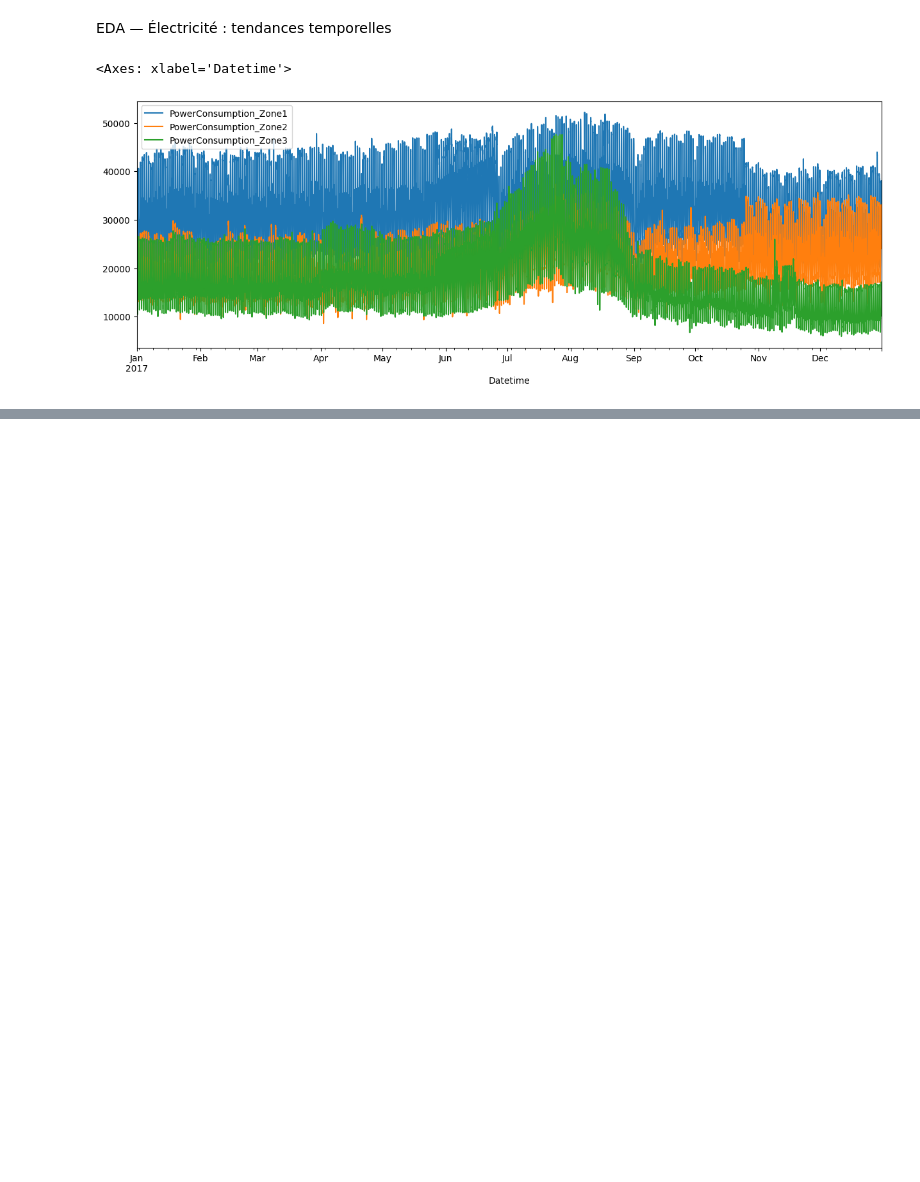
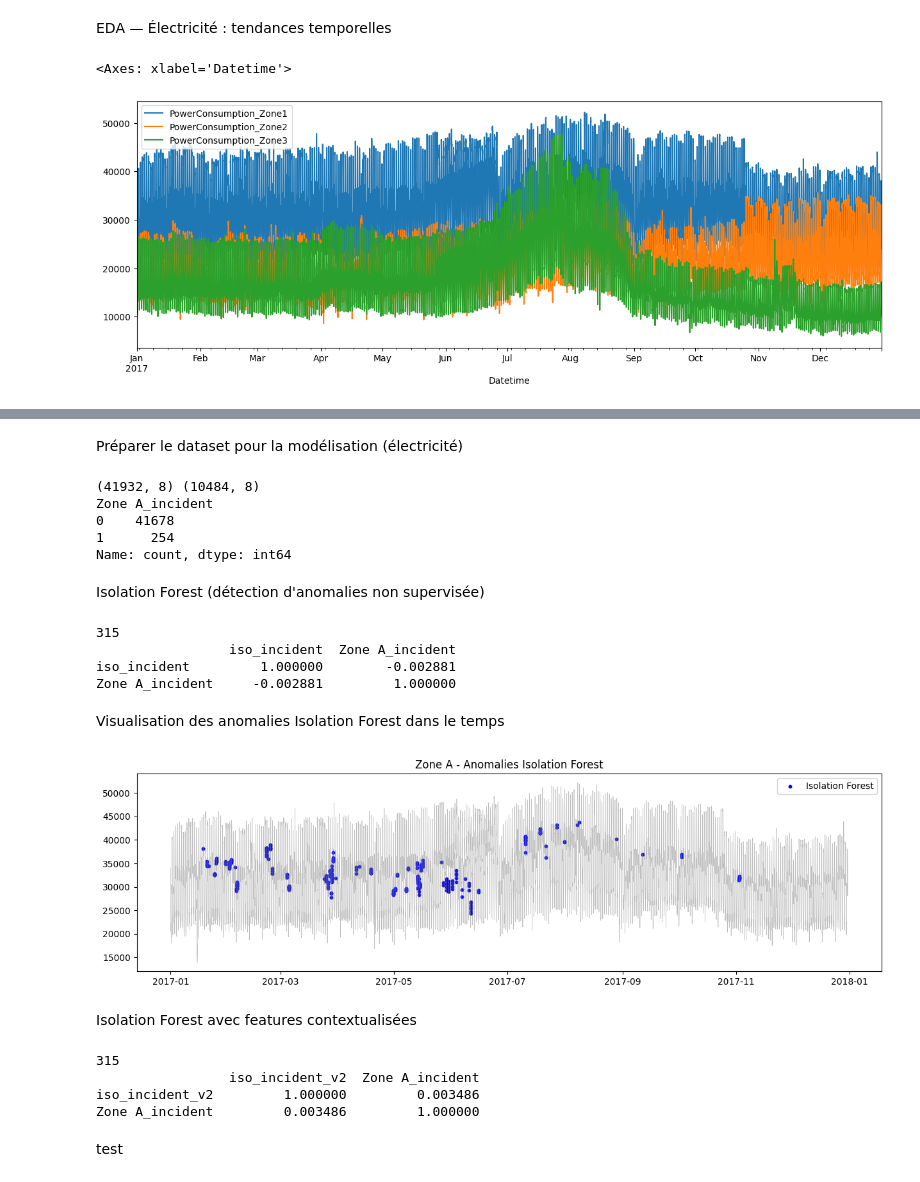
Before and after one commit to alaeazzaoui/redal-smart-platform, a Jupyter notebook: notebooks/Plateforme_Intelligente_Redal.ipynb, the cells around one changed output, grey strips where cells are left out. Drawn from its saved outputs; the diff is of its cells as text; code cells hidden in the pictures; blank space fills up the shorter version.

```diff
--- a/notebooks/Plateforme_Intelligente_Redal.ipynb
+++ b/notebooks/Plateforme_Intelligente_Redal.ipynb
@@ -68,0 +263,80 @@ elec.set_index('Datetime')[['PowerConsumption_Zone1','PowerConsumption_Zone2','P
+# %% [markdown]
+ Préparer le dataset pour la modélisation (électricité)
+# %%
+from sklearn.model_selection import train_test_split
+
+features = ['Temperature', 'Humidity', 'WindSpeed', 'GeneralDiffuseFlows', 'DiffuseFlows', 'month', 'dayofweek', 'hour']
+
+X = elec_renamed[features]
+y = elec_renamed['Zone A_incident']
+
+X_train, X_test, y_train, y_test = train_test_split(X, y, test_size=0.2, random_state=42, stratify=y)
+
+print(X_train.shape, X_test.shape)
+print(y_train.value_counts())
+# %% [output]
+(41932, 8) (10484, 8)
+Zone A_incident
+0    41678
+1      254
+Name: count, dtype: int64
+# %% [markdown]
+ Isolation Forest (détection d'anomalies non supervisée)
+# %%
+from sklearn.ensemble import IsolationForest
+
+features = ['Temperature', 'Humidity', 'WindSpeed', 'GeneralDiffuseFlows', 'DiffuseFlows', 'Zone A', 'month', 'dayofweek', 'hour']
+
+X = elec_renamed[features]
+
+iso = IsolationForest(n_estimators=200, contamination=0.006, random_state=42)
+iso_pred = iso.fit_predict(X)
+
+# iso_pred donne -1 pour anomalie, 1 pour normal -> on convertit en 0/1
+elec_renamed['iso_incident'] = (iso_pred == -1).astype(int)
+
+print(elec_renamed['iso_incident'].sum())
+print(elec_renamed[['iso_incident', 'Zone A_incident']].corr())
+# %% [output]
+315
+                 iso_incident  Zone A_incident
+iso_incident         1.000000        -0.002881
+Zone A_incident     -0.002881         1.000000
+# %% [markdown]
+Visualisation des anomalies Isolation Forest dans le temps
+# %%
+fig, ax = plt.subplots(figsize=(15, 4))
+ax.plot(elec_renamed['Datetime'], elec_renamed['Zone A'], color='gray', alpha=0.5, linewidth=0.5)
+incidents = elec_renamed[elec_renamed['iso_incident'] == 1]
+ax.scatter(incidents['Datetime'], incidents['Zone A'], color='blue', s=10, label='Isolation Forest')
+ax.set_title('Zone A - Anomalies Isolation Forest')
+ax.legend()
+plt.show()
+# %% [output]
+[figure, added]
+# %% [markdown]
+ Isolation Forest avec features contextualisées
+# %%
+# Créer des features d'écart au comportement habituel
+mean_ = elec_renamed.groupby(['month', 'hour'])['Zone A'].transform('mean')
+std_ = elec_renamed.groupby(['month', 'hour'])['Zone A'].transform('std')
+elec_renamed['Zone A_dev'] = (elec_renamed['Zone A'] - mean_) / std_
+
+features_v2 = ['Temperature', 'Humidity', 'WindSpeed', 'GeneralDiffuseFlows', 'DiffuseFlows', 'Zone A_dev']
+
+X_v2 = elec_renamed[features_v2]
+
+iso_v2 = IsolationForest(n_estimators=200, contamination=0.006, random_state=42)
+iso_pred_v2 = iso_v2.fit_predict(X_v2)
+
+elec_renamed['iso_incident_v2'] = (iso_pred_v2 == -1).astype(int)
+
+print(elec_renamed['iso_incident_v2'].sum())
+print(elec_renamed[['iso_incident_v2', 'Zone A_incident']].corr())
+# %% [output]
+315
+                 iso_incident_v2  Zone A_incident
+iso_incident_v2         1.000000         0.003486
+Zone A_incident         0.003486         1.000000
+# %% [markdown]
+test
```
Also changed, not shown: parts of 54 cells of this notebook.
